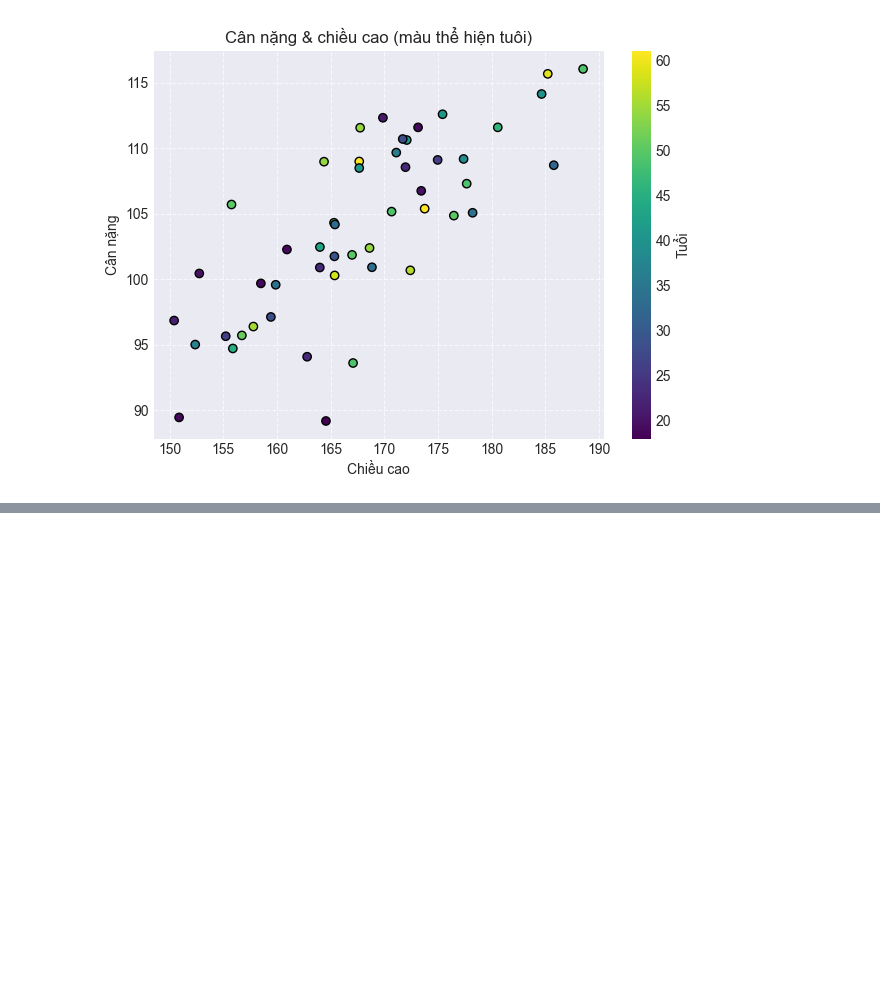
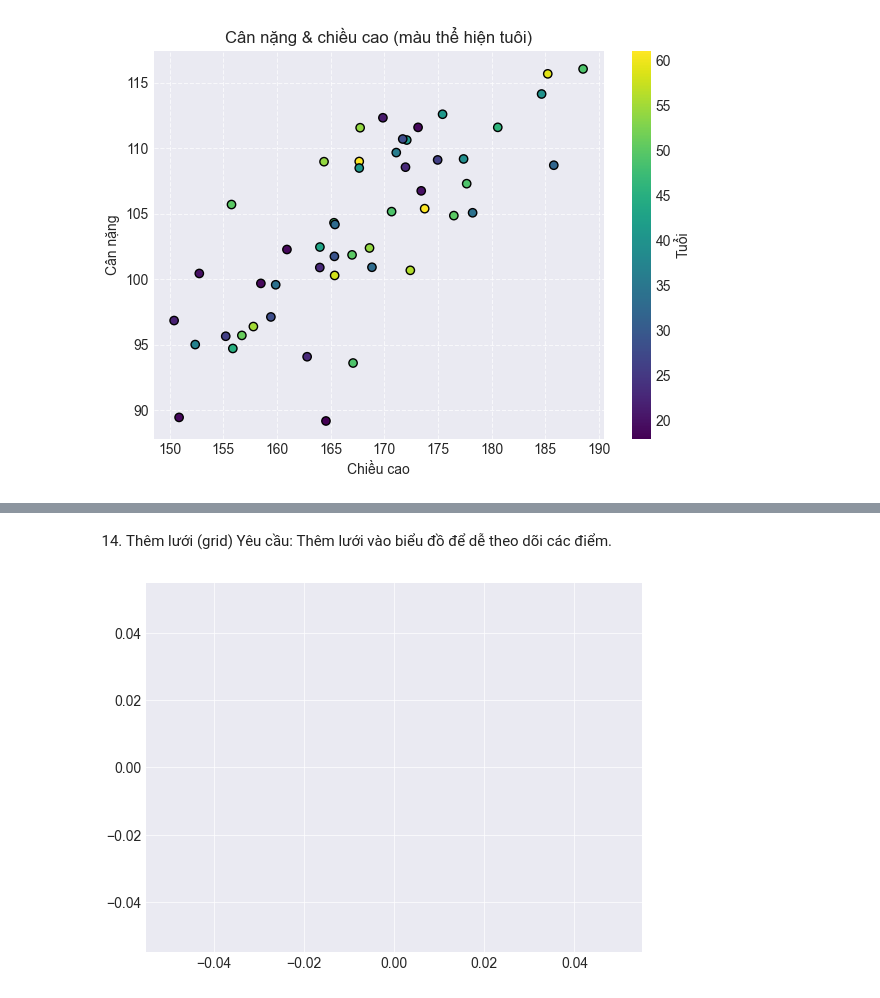
Before and after one commit to TruongQuangPhat/AI-Journey, a Jupyter notebook: Matplotlib/Matplotlib_Excercise.ipynb, the cells around one changed output, grey strips where cells are left out. Cells and saved outputs as stored; diff of their text form; code cells hidden in the pictures; blank space fills up the shorter version.

```diff
--- a/Matplotlib/Matplotlib_Excercise.ipynb
+++ b/Matplotlib/Matplotlib_Excercise.ipynb
@@ -263,0 +321,9 @@ plt.show()
+# %% [markdown]
+14. Thêm lưới (grid)
+Yêu cầu: Thêm lưới vào biểu đồ để dễ theo dõi các điểm.
+# %%
+plt.plot()
+plt.grid(True, alpha=0.7)
+plt.show();
+# %% [output]
+[figure, added]
```
Also changed, not shown: parts of 19 cells of this notebook, 6 other files.
